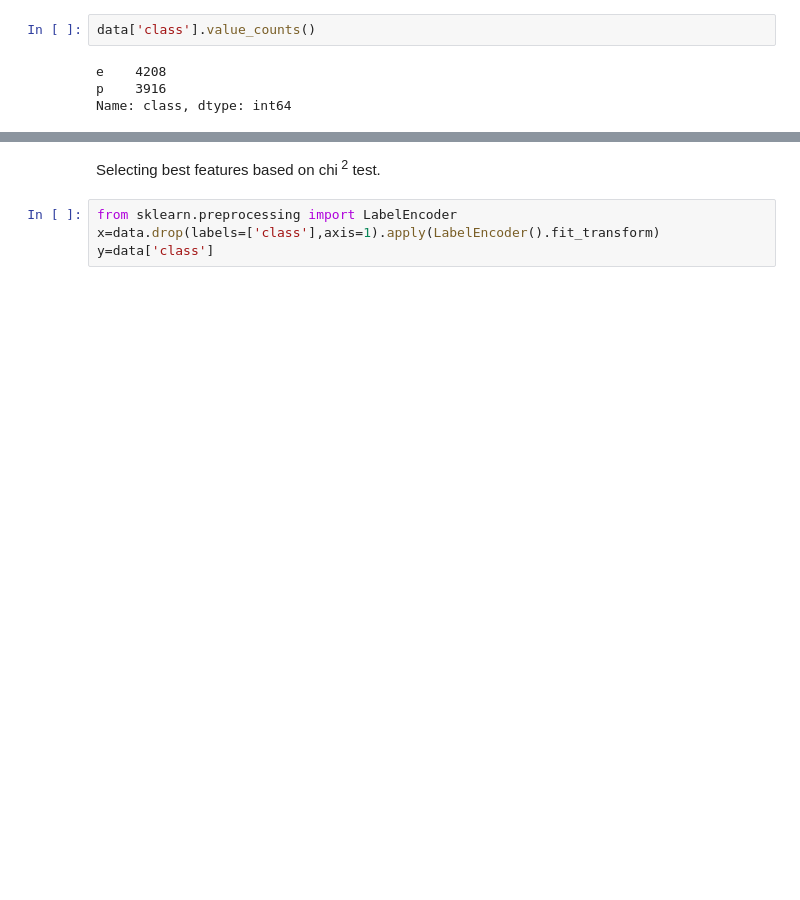
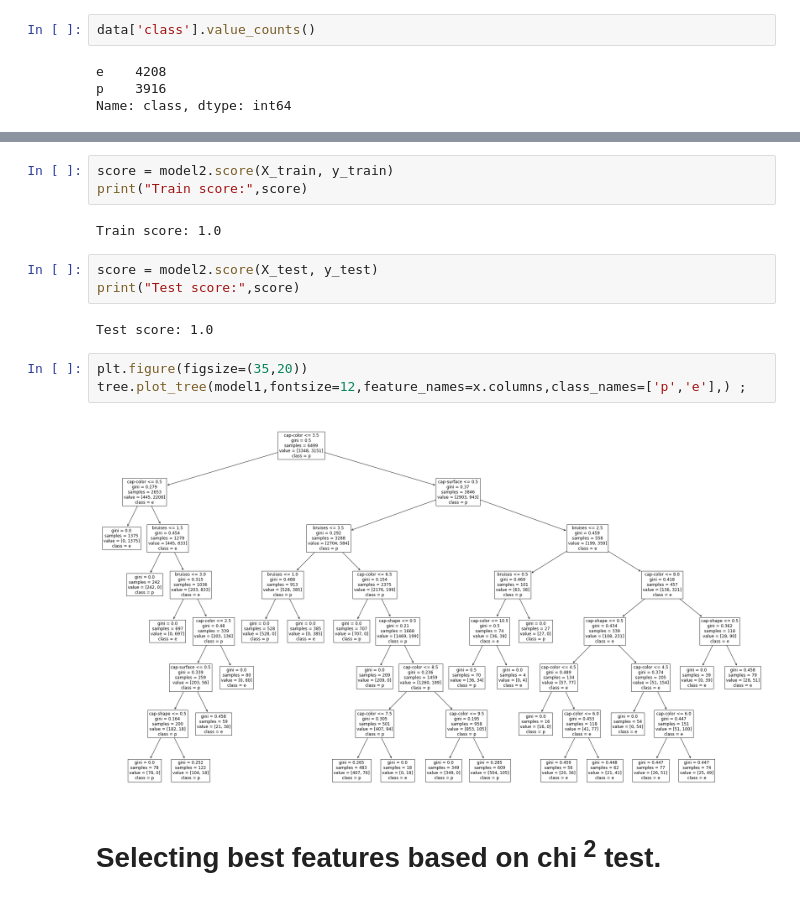
Before and after one commit to rohankavari/MachineLearning, a Jupyter notebook: decision_tree_mushroom_data.ipynb, the cells around one changed output, grey strips where cells are left out. Saved outputs shown, nothing was run; the diff lists cells and outputs as text; blank space fills up the shorter version.

```diff
--- a/decision_tree_mushroom_data.ipynb
+++ b/decision_tree_mushroom_data.ipynb
@@ -22,6 +43,17 @@ Name: class, dtype: int64
+# %%
+score = model2.score(X_train, y_train)
+print("Train score:",score)
+# %% [output]
+Train score: 1.0
+# %%
+score = model2.score(X_test, y_test)
+print("Test score:",score)
+# %% [output]
+Test score: 1.0
+# %%
+plt.figure(figsize=(35,20))
+tree.plot_tree(model1,fontsize=12,feature_names=x.columns,class_names=['p','e'],) ;
+# %% [output]
+[figure, added]
 # %% [markdown]
-Selecting best features based on chi<sup> 2</sup> test.
+# Selecting best features based on chi<sup> 2</sup> test.
-# %%
-from sklearn.preprocessing import LabelEncoder
-x=data.drop(labels=['class'],axis=1).apply(LabelEncoder().fit_transform)
-y=data['class']
```
Also changed, not shown: parts of 13 cells of this notebook.
